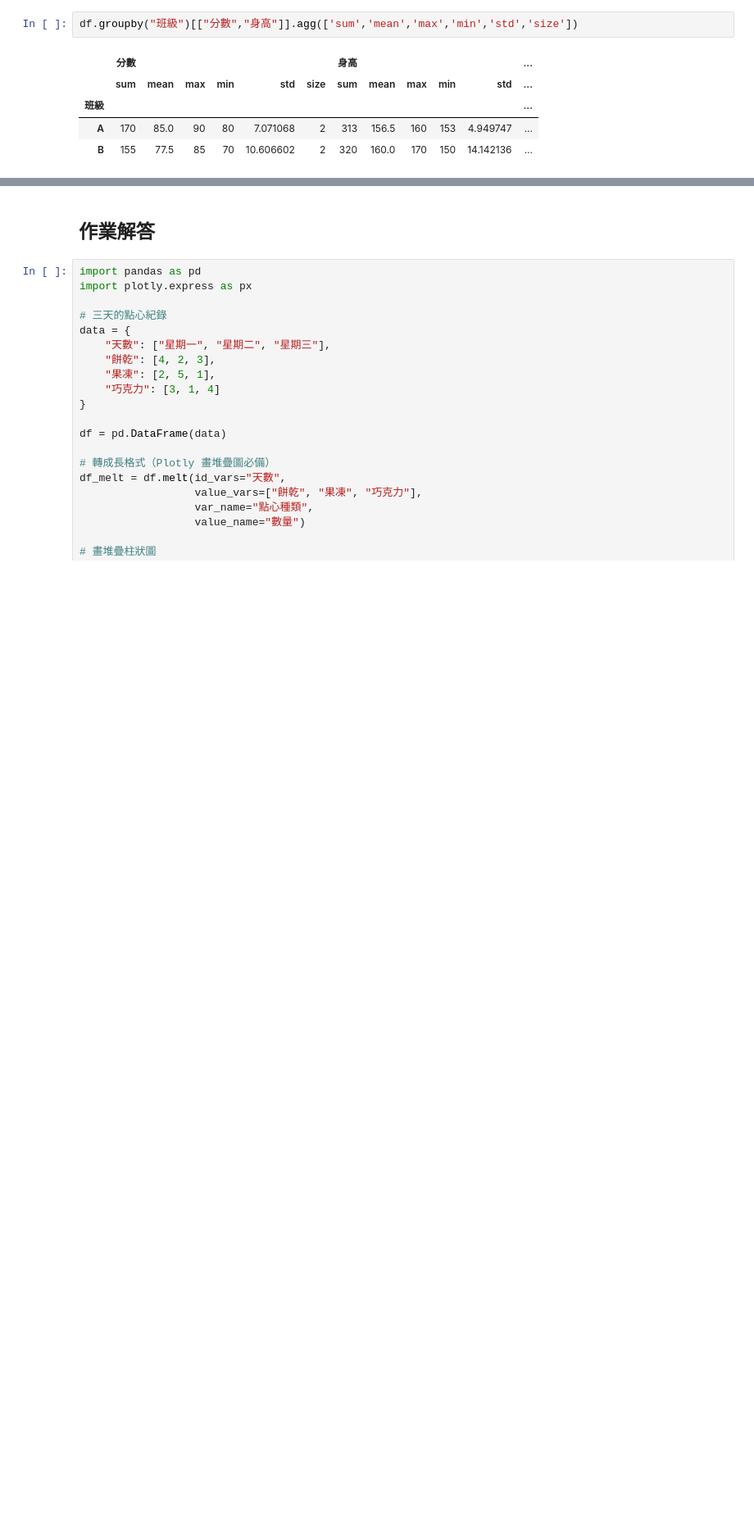
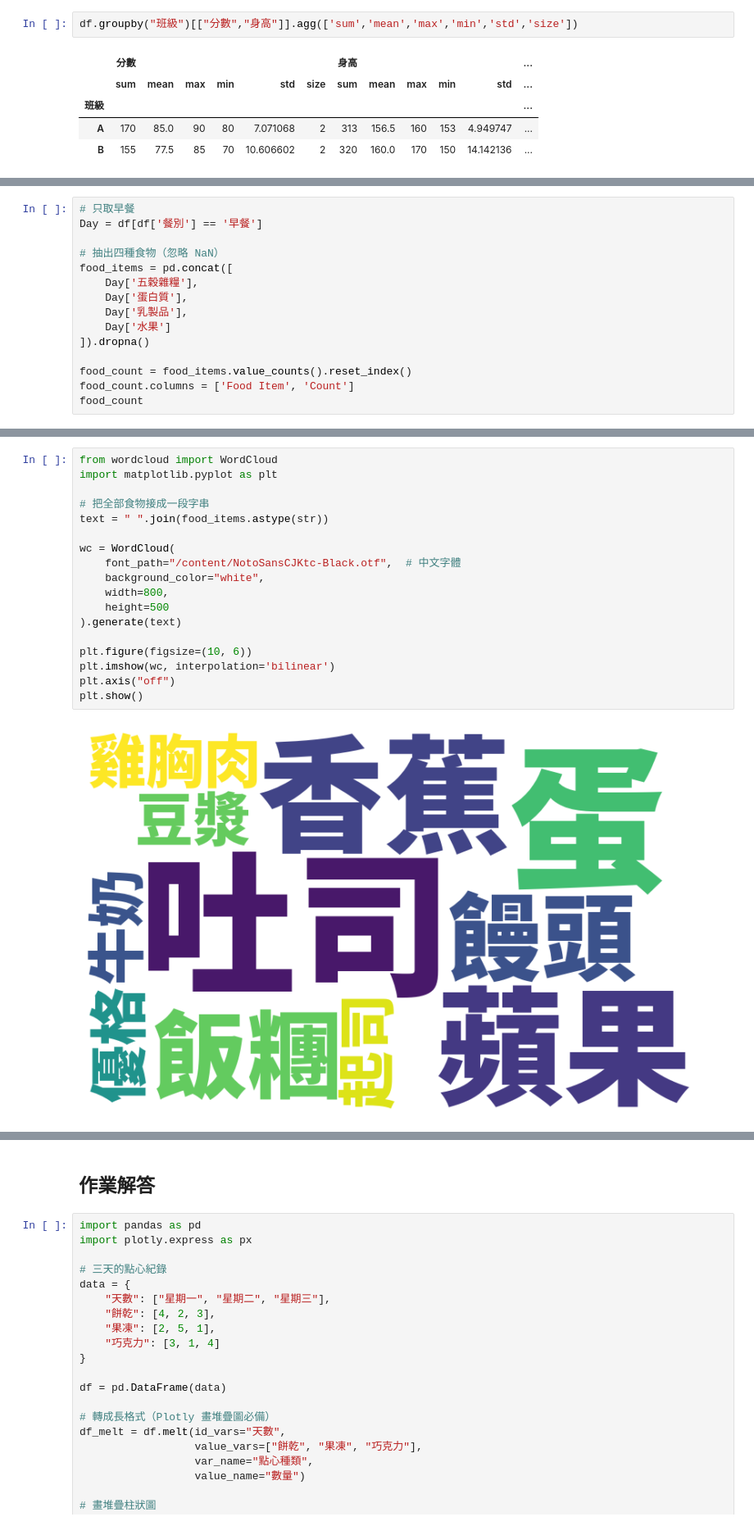
Before and after one commit to Huwalli/PLta, a Jupyter notebook: 資料視覺化.ipynb, the cells around one changed output, grey strips where cells are left out. Shown at 82% size. Saved outputs shown, nothing was run; the diff lists cells and outputs as text; blank space fills up the shorter version.

```diff
--- a/資料視覺化.ipynb
+++ b/資料視覺化.ipynb
@@ -193,0 +217,15 @@ df.groupby("班級")[["分數","身高"]].agg(['sum','mean','max','min','std','s
+# %%
+# 只取早餐
+Day = df[df['餐別'] == '早餐']
+
+# 抽出四種食物（忽略 NaN）
+food_items = pd.concat([
+    Day['五穀雜糧'],
+    Day['蛋白質'],
+    Day['乳製品'],
+    Day['水果']
+]).dropna()
+
+food_count = food_items.value_counts().reset_index()
+food_count.columns = ['Food Item', 'Count']
+food_count
@@ -193,0 +277,20 @@ df.groupby("班級")[["分數","身高"]].agg(['sum','mean','max','min','std','s
+# %%
+from wordcloud import WordCloud
+import matplotlib.pyplot as plt
+
+# 把全部食物接成一段字串
+text = " ".join(food_items.astype(str))
+
+wc = WordCloud(
+    font_path="/content/NotoSansCJKtc-Black.otf",  # 中文字體
+    background_color="white",
+    width=800,
+    height=500
+).generate(text)
+
+plt.figure(figsize=(10, 6))
+plt.imshow(wc, interpolation='bilinear')
+plt.axis("off")
+plt.show()
+# %% [output]
+[figure, added]
```
Also changed, not shown: parts of 8 cells of this notebook.
